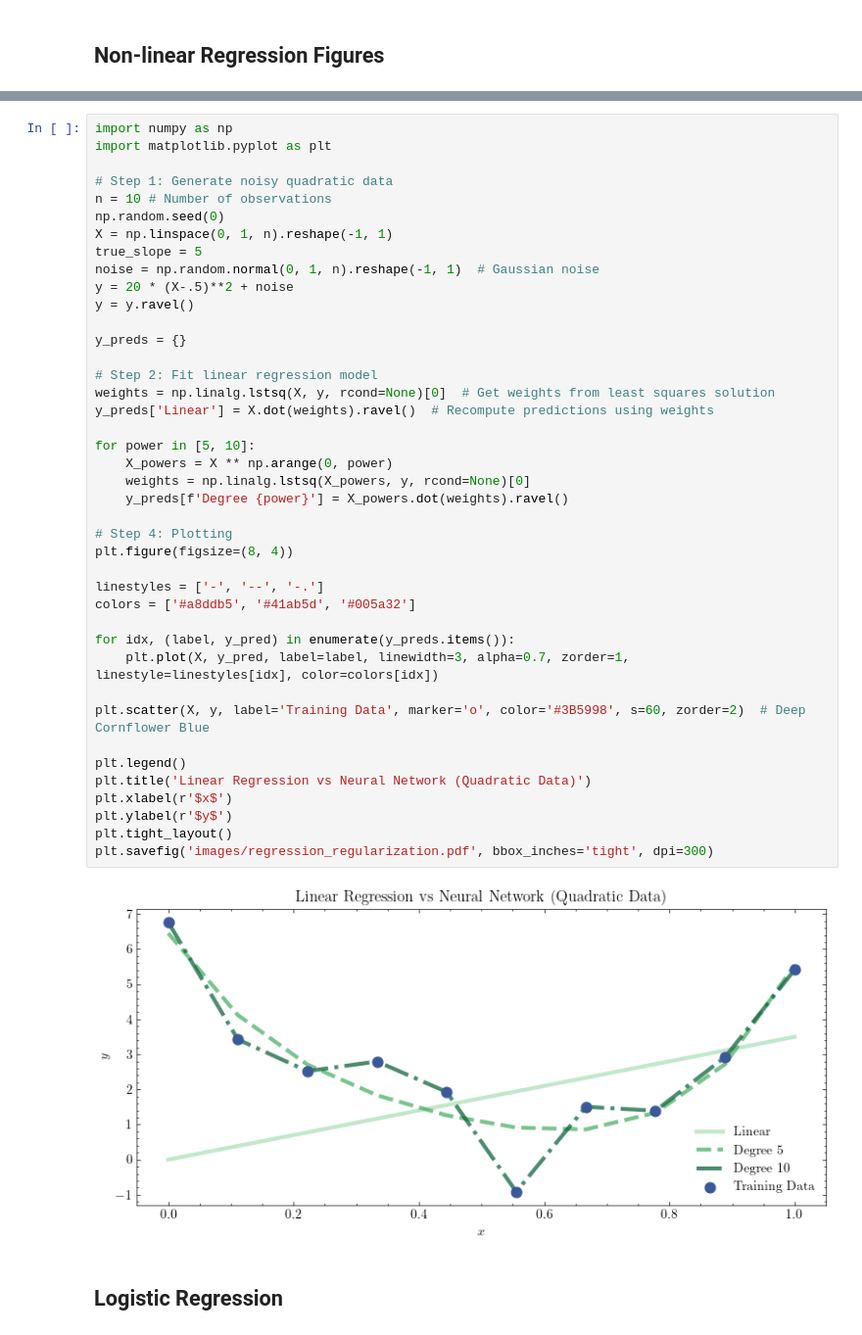
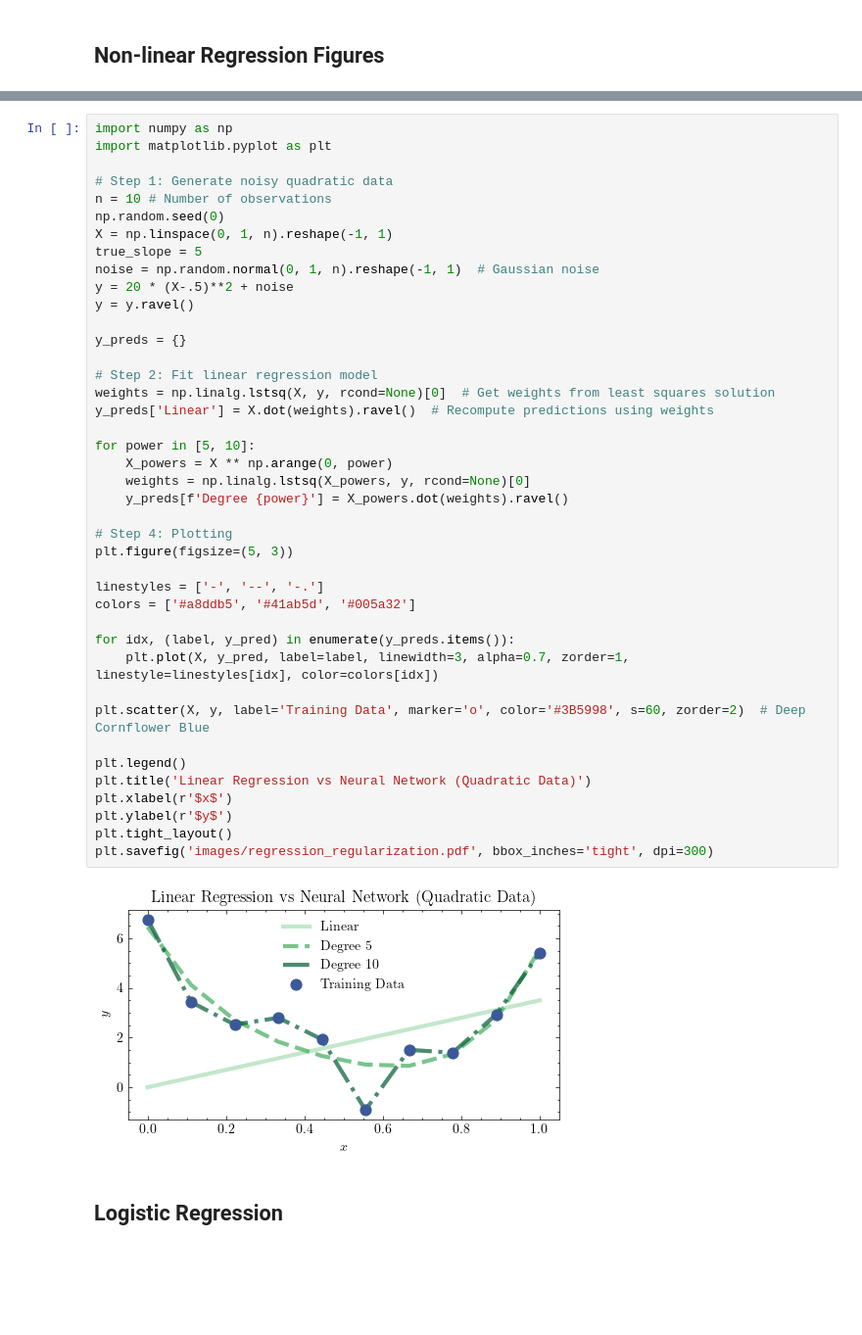
Before and after one commit to rtealwitter/datamining2025, a Jupyter notebook: notes/code.ipynb, the cells around one changed output, grey strips where cells are left out. Shown at 98% size. Cells and saved outputs as stored; diff of their text form; blank space fills up the shorter version.

```diff
--- a/notes/code.ipynb
+++ b/notes/code.ipynb
@@ -309,35 +309,35 @@ y = 20 * (X-.5)**2 + noise
 y = y.ravel()
 
 y_preds = {}
 
 # Step 2: Fit linear regression model
 weights = np.linalg.lstsq(X, y, rcond=None)[0]  # Get weights from least squares solution
 y_preds['Linear'] = X.dot(weights).ravel()  # Recompute predictions using weights
 
 for power in [5, 10]:
     X_powers = X ** np.arange(0, power)
     weights = np.linalg.lstsq(X_powers, y, rcond=None)[0]
     y_preds[f'Degree {power}'] = X_powers.dot(weights).ravel()
 
 # Step 4: Plotting
-plt.figure(figsize=(8, 4))
+plt.figure(figsize=(5, 3))
 
 linestyles = ['-', '--', '-.']
 colors = ['#a8ddb5', '#41ab5d', '#005a32']
 
 for idx, (label, y_pred) in enumerate(y_preds.items()):
     plt.plot(X, y_pred, label=label, linewidth=3, alpha=0.7, zorder=1, linestyle=linestyles[idx], color=colors[idx])
 
 plt.scatter(X, y, label='Training Data', marker='o', color='#3B5998', s=60, zorder=2)  # Deep Cornflower Blue
 
 plt.legend()
 plt.title('Linear Regression vs Neural Network (Quadratic Data)')
 plt.xlabel(r'$x$')
 plt.ylabel(r'$y$')
 plt.tight_layout()
 plt.savefig('images/regression_regularization.pdf', bbox_inches='tight', dpi=300)
 # %% [output]
-[figure, old version]
+[figure, new version]
 # %% [markdown]
 ## Logistic Regression
 # %%
```
Also changed, not shown: parts of 10 cells of this notebook, 44 other files.
